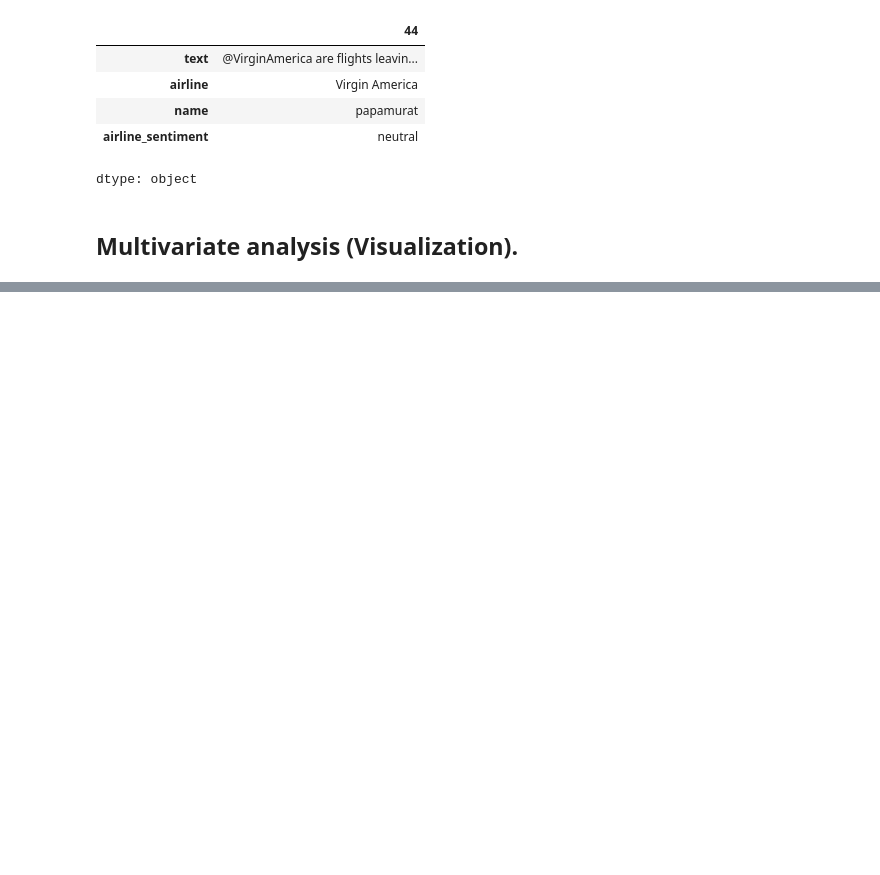
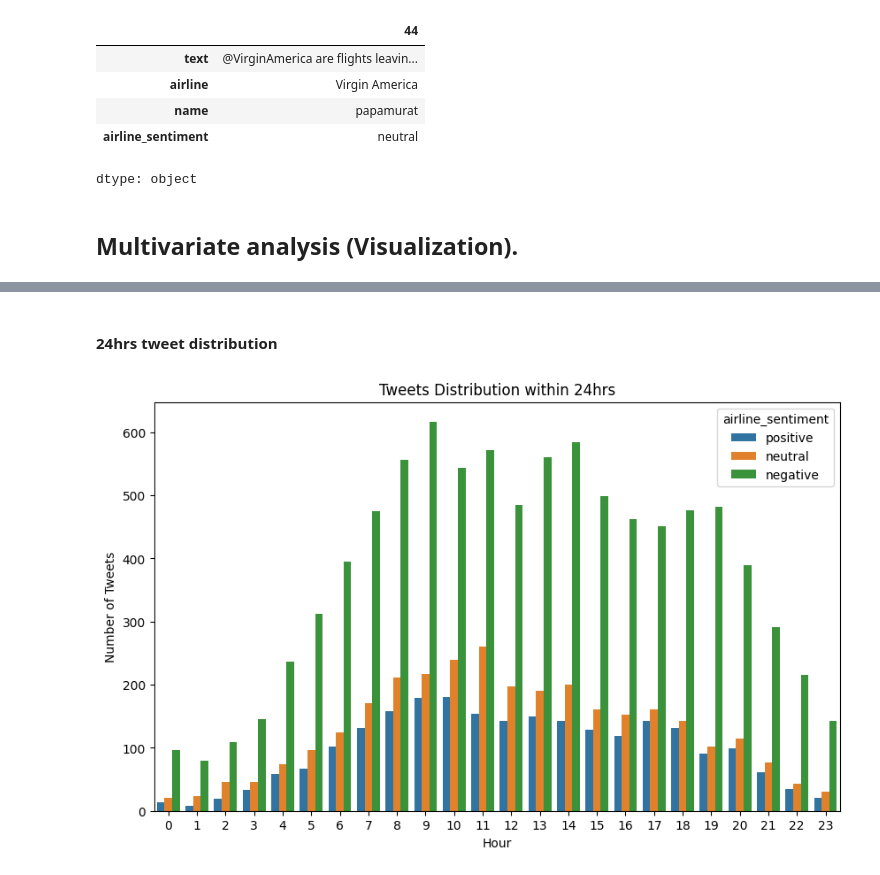
Before and after one commit to elyte5star/classification-task, a Jupyter notebook: task1.ipynb, the cells around one changed output, grey strips where cells are left out. Cells and saved outputs as stored; diff of their text form; code cells hidden in the pictures; blank space fills up the shorter version.

```diff
--- a/task1.ipynb
+++ b/task1.ipynb
@@ -264,0 +416,11 @@ dtype: object
+# %% [markdown]
+#### 24hrs tweet distribution
+# %%
+fig, axes = plt.subplots(figsize=(10,6))
+ax = sns.countplot(x="hour", hue="airline_sentiment", data=dataset)
+ax.set_xlabel('Hour')
+ax.set_ylabel('Number of Tweets')
+ax.set_title('Tweets Distribution within 24hrs')
+del ax,fig,axes
+# %% [output]
+[figure, added]
```
Also changed, not shown: parts of 19 cells of this notebook.
